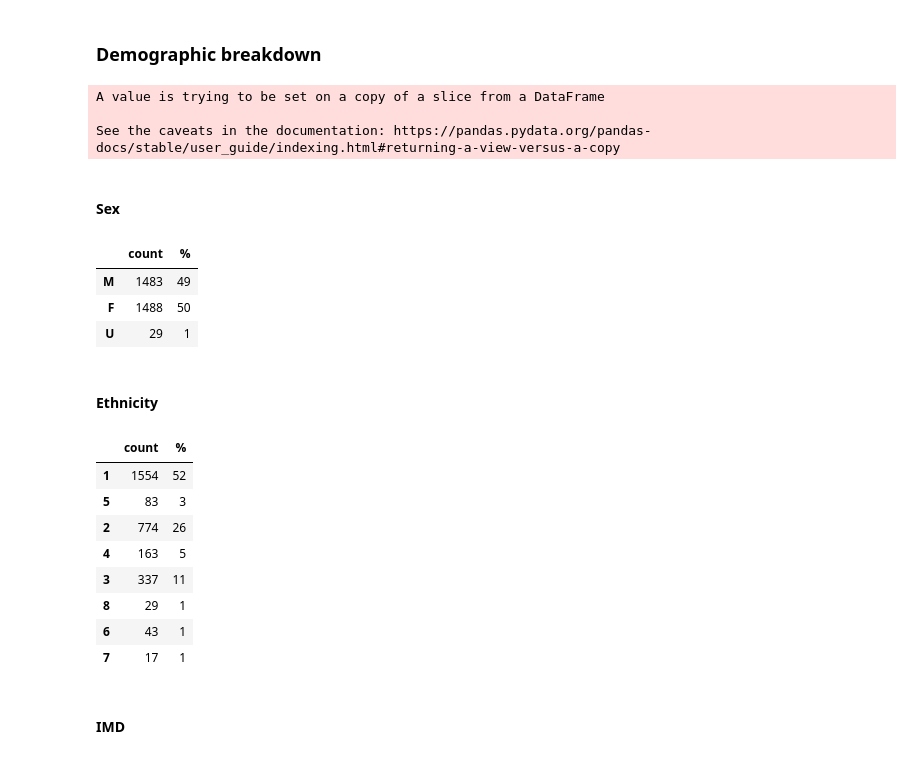
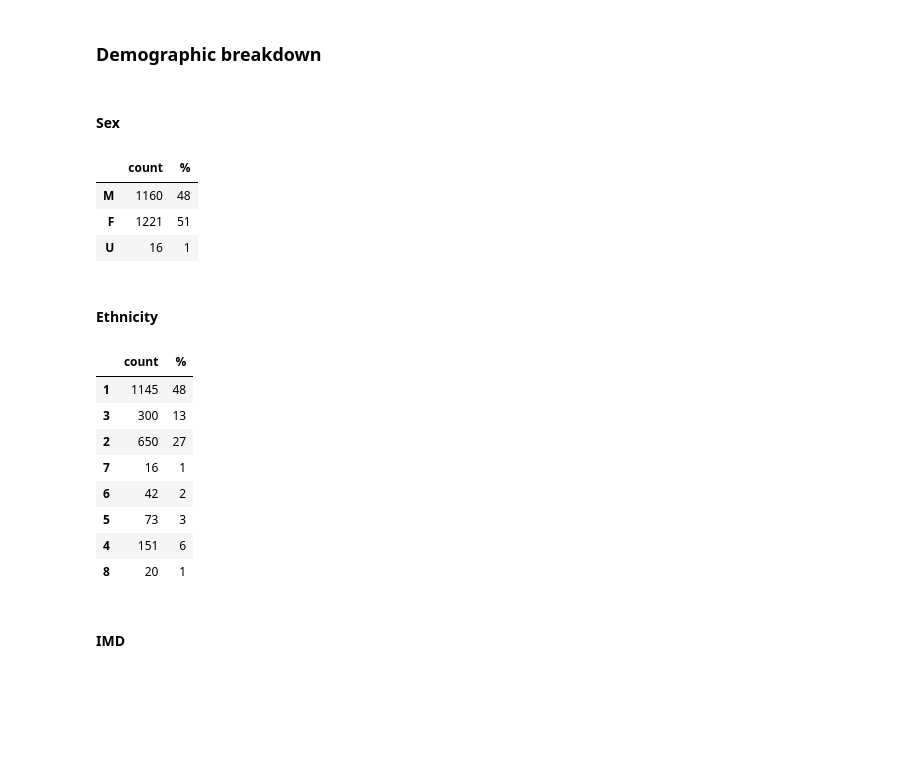
Before and after one commit to opensafely/mechanical-valve-anticoag, a Jupyter notebook: analysis/notebook.ipynb, the cells around one changed output. Saved outputs shown, nothing was run; the diff lists cells and outputs as text; code cells hidden in the pictures; blank space fills up the shorter version.

Commit message:
update notebook demographics

```diff
--- a/analysis/notebook.ipynb
+++ b/analysis/notebook.ipynb
@@ -398,17 +424,11 @@ plot_measures(df_doac_code, '', 'rate', category='doac_code', y_label='Rate per
 # %% [markdown]
 ### Demographic breakdown
 # %%
+pd.options.mode.chained_assignment = None
 from collections import Counter
 demographic_df = pd.read_csv('../output/input_demographics.csv')
-demographic_df_doac = demographic_df[demographic_df['doac']==1]
+demographic_df_doac = demographic_df[(demographic_df['mechanical_valve']==1)&(demographic_df['doac']==1)]
 
-def calculate_imd_group(df):
-    imd_column = pd.to_numeric(df['imd'])
-    df.loc['imd'] = pd.qcut(imd_column, q=5,duplicates="drop")
-
-    return df
-
-demographic_df_doac = calculate_imd_group(demographic_df_doac)
 
 
 demographics = ['sex', 'age_band', 'atrial_fib', 'imd', 'eth2001']
@@ -419,10 +439,6 @@ for dem in demographics:
     count_dict = Counter(column.dropna())
 
     demographic_counts[dem] = count_dict
-# %% [output]
-A value is trying to be set on a copy of a slice from a DataFrame
-
-See the caveats in the documentation: https://pandas.pydata.org/pandas-docs/stable/user_guide/indexing.html#returning-a-view-versus-a-copy
 # %% [markdown]
 #### Sex
 # %%
@@ -435,35 +451,59 @@ total = sex_df['count'].sum()
 def calculate_percent(row, total):
     row['%'] = (row['count']/total)*100
     return row
-sex_df.apply(lambda row: calculate_percent(row, total), axis=1)
+sex_df = sex_df.apply(lambda row: calculate_percent(row, total), axis=1)
+
+other_count = 0
+def get_other_count(row):
+    count = row['count']
+    if count<=5:
+        other_count+=count
+
+sex_df.apply(lambda row: get_other_count(row), axis=1)
+sex_df = sex_df[sex_df['count']>5]
+
+sex_df.append(pd.DataFrame(['-', other_count, 'Other']))
+sex_df
 # %% [output]
 |  | count | % |
-| M | 1483 | 49 |
-| F | 1488 | 50 |
-| U | 29 | 1 |
+| M | 1160 | 48 |
+| F | 1221 | 51 |
+| U | 16 | 1 |
 # %% [markdown]
 #### Ethnicity
 # %%
 ethnicity_dict = demographic_counts['eth2001']
 ethnicity_df = pd.DataFrame.from_dict(ethnicity_dict, orient='index').rename(columns={'index': 'row', 0: 'count'})
 
 total = ethnicity_df['count'].sum()
 
 
 def calculate_percent(row, total):
     row['%'] = (row['count']/total)*100
     return row
-ethnicity_df.apply(lambda row: calculate_percent(row, total), axis=1)
+ethnicity_df = ethnicity_df.apply(lambda row: calculate_percent(row, total), axis=1)
+
+other_count = 0
+def get_other_count(row):
+    count = row['count']
+    if count<=5:
+        other_count+=count
+
+ethnicity_df.apply(lambda row: get_other_count(row), axis=1)
+ethnicity_df = ethnicity_df[ethnicity_df['count']>5]
+
+ethnicity_df.append(pd.DataFrame(['-', other_count, 'Other']))
+ethnicity_df
 # %% [output]
 |  | count | % |
-| 1 | 1554 | 52 |
-| 5 | 83 | 3 |
-| 2 | 774 | 26 |
-| 4 | 163 | 5 |
-| 3 | 337 | 11 |
-| 8 | 29 | 1 |
-| 6 | 43 | 1 |
-| 7 | 17 | 1 |
+| 1 | 1145 | 48 |
+| 3 | 300 | 13 |
+| 2 | 650 | 27 |
+| 7 | 16 | 1 |
+| 6 | 42 | 2 |
+| 5 | 73 | 3 |
+| 4 | 151 | 6 |
+| 8 | 20 | 1 |
 # %% [markdown]
 #### IMD
 # %%
```
Also changed, not shown: parts of 15 cells of this notebook, 1 other file.
